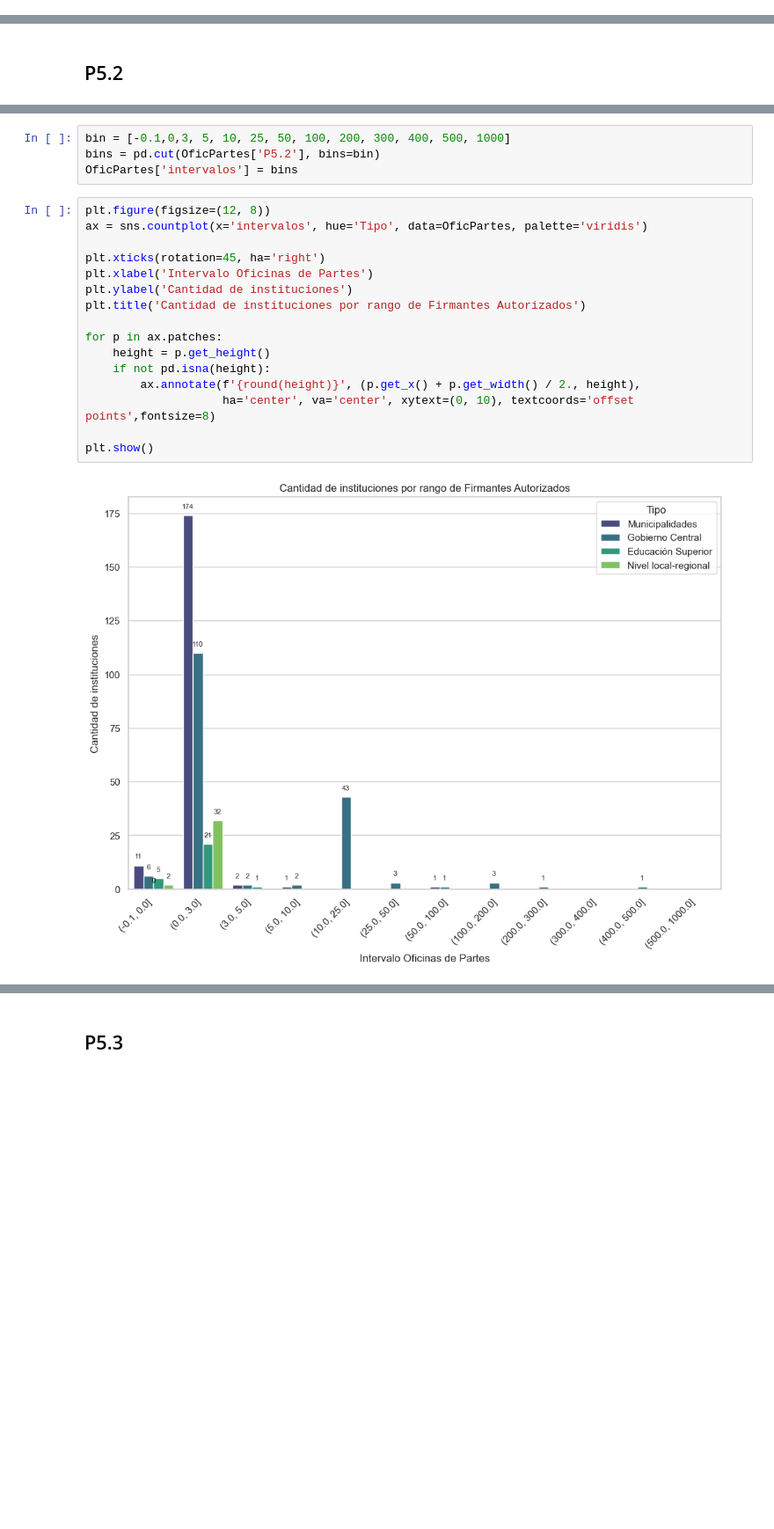
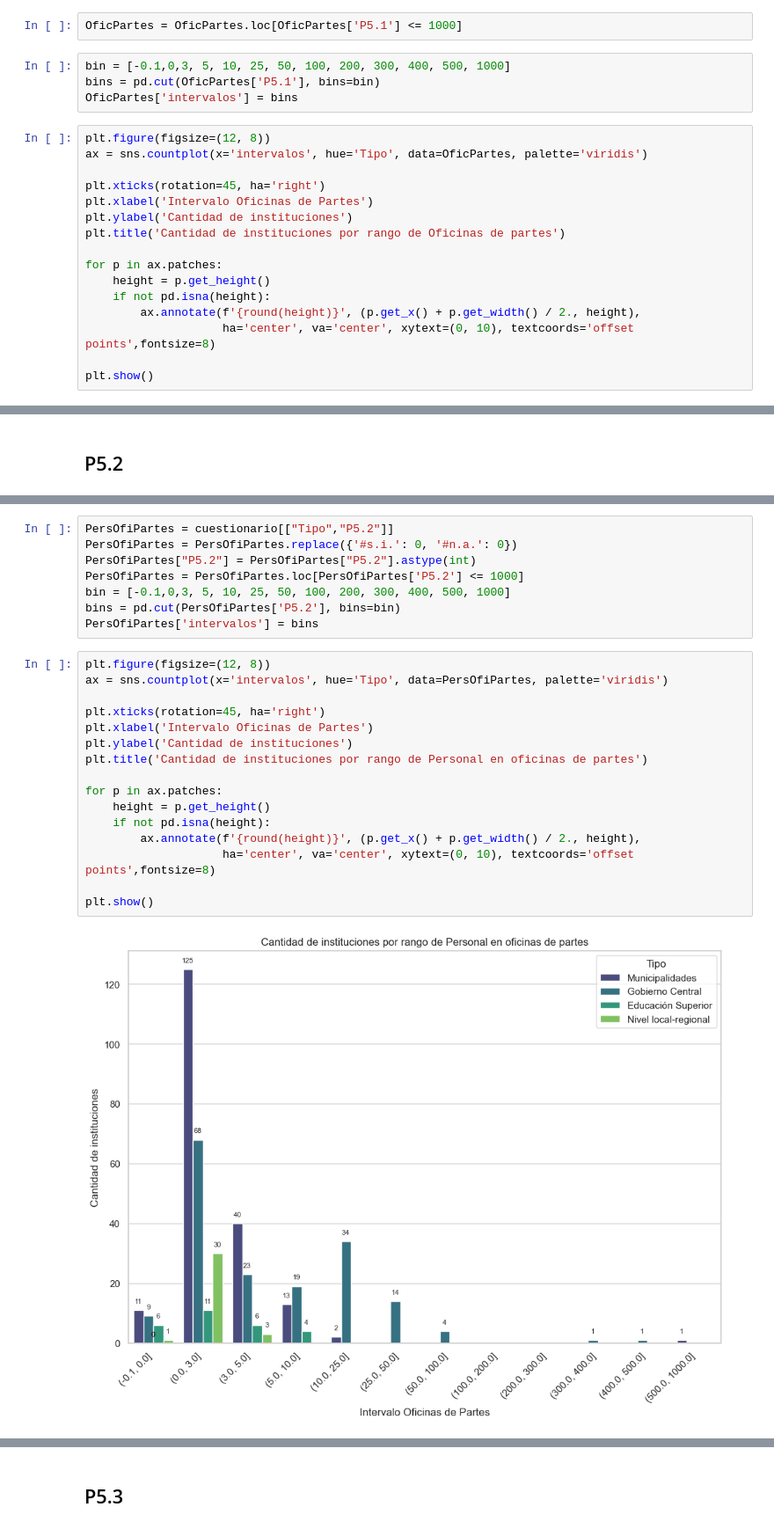
Before and after one commit to alejoGonc/EGD-CameronPartners, a Jupyter notebook: main.ipynb, the cells around one changed output, grey strips where cells are left out. Shown at 88% size. Cells and saved outputs as stored; diff of their text form; blank space fills up the shorter version.

```diff
--- a/main.ipynb
+++ b/main.ipynb
@@ -370,0 +378,22 @@ plt.show()
+# %%
+OficPartes = OficPartes.loc[OficPartes['P5.1'] <= 1000]
+# %%
+bin = [-0.1,0,3, 5, 10, 25, 50, 100, 200, 300, 400, 500, 1000]
+bins = pd.cut(OficPartes['P5.1'], bins=bin)
+OficPartes['intervalos'] = bins
+# %%
+plt.figure(figsize=(12, 8))
+ax = sns.countplot(x='intervalos', hue='Tipo', data=OficPartes, palette='viridis')
+
+plt.xticks(rotation=45, ha='right')
+plt.xlabel('Intervalo Oficinas de Partes')
+plt.ylabel('Cantidad de instituciones')
+plt.title('Cantidad de instituciones por rango de Oficinas de partes')
+
+for p in ax.patches:
+    height = p.get_height()
+    if not pd.isna(height):
+        ax.annotate(f'{round(height)}', (p.get_x() + p.get_width() / 2., height),
+                    ha='center', va='center', xytext=(0, 10), textcoords='offset points',fontsize=8)
+
+plt.show()
@@ -378,22 +420,26 @@ OficPartes = OficPartes.loc[OficPartes['P5.2'] <= 1000]
 # %%
+PersOfiPartes = cuestionario[["Tipo","P5.2"]]
+PersOfiPartes = PersOfiPartes.replace({'#s.i.': 0, '#n.a.': 0})
+PersOfiPartes["P5.2"] = PersOfiPartes["P5.2"].astype(int)
+PersOfiPartes = PersOfiPartes.loc[PersOfiPartes['P5.2'] <= 1000]
 bin = [-0.1,0,3, 5, 10, 25, 50, 100, 200, 300, 400, 500, 1000]
-bins = pd.cut(OficPartes['P5.2'], bins=bin)
-OficPartes['intervalos'] = bins
+bins = pd.cut(PersOfiPartes['P5.2'], bins=bin)
+PersOfiPartes['intervalos'] = bins
 # %%
 plt.figure(figsize=(12, 8))
-ax = sns.countplot(x='intervalos', hue='Tipo', data=OficPartes, palette='viridis')
+ax = sns.countplot(x='intervalos', hue='Tipo', data=PersOfiPartes, palette='viridis')
 
 plt.xticks(rotation=45, ha='right')
 plt.xlabel('Intervalo Oficinas de Partes')
 plt.ylabel('Cantidad de instituciones')
-plt.title('Cantidad de instituciones por rango de Firmantes Autorizados')
+plt.title('Cantidad de instituciones por rango de Personal en oficinas de partes')
 
 for p in ax.patches:
     height = p.get_height()
     if not pd.isna(height):
         ax.annotate(f'{round(height)}', (p.get_x() + p.get_width() / 2., height),
                     ha='center', va='center', xytext=(0, 10), textcoords='offset points',fontsize=8)
 
 plt.show()
 # %% [output]
-[figure, old version]
+[figure, new version]
```
Also changed, not shown: parts of 18 cells of this notebook, 1 other file.
